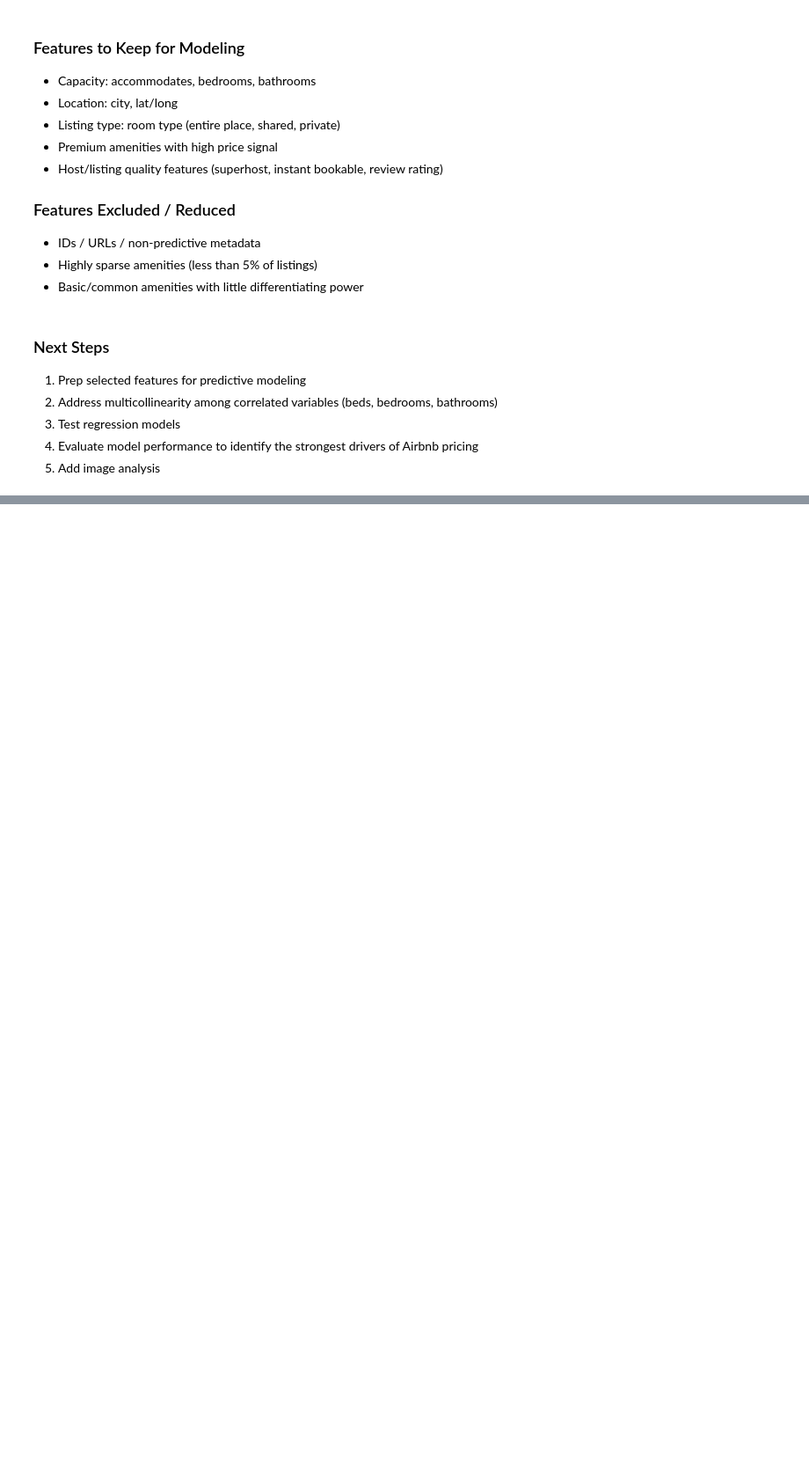
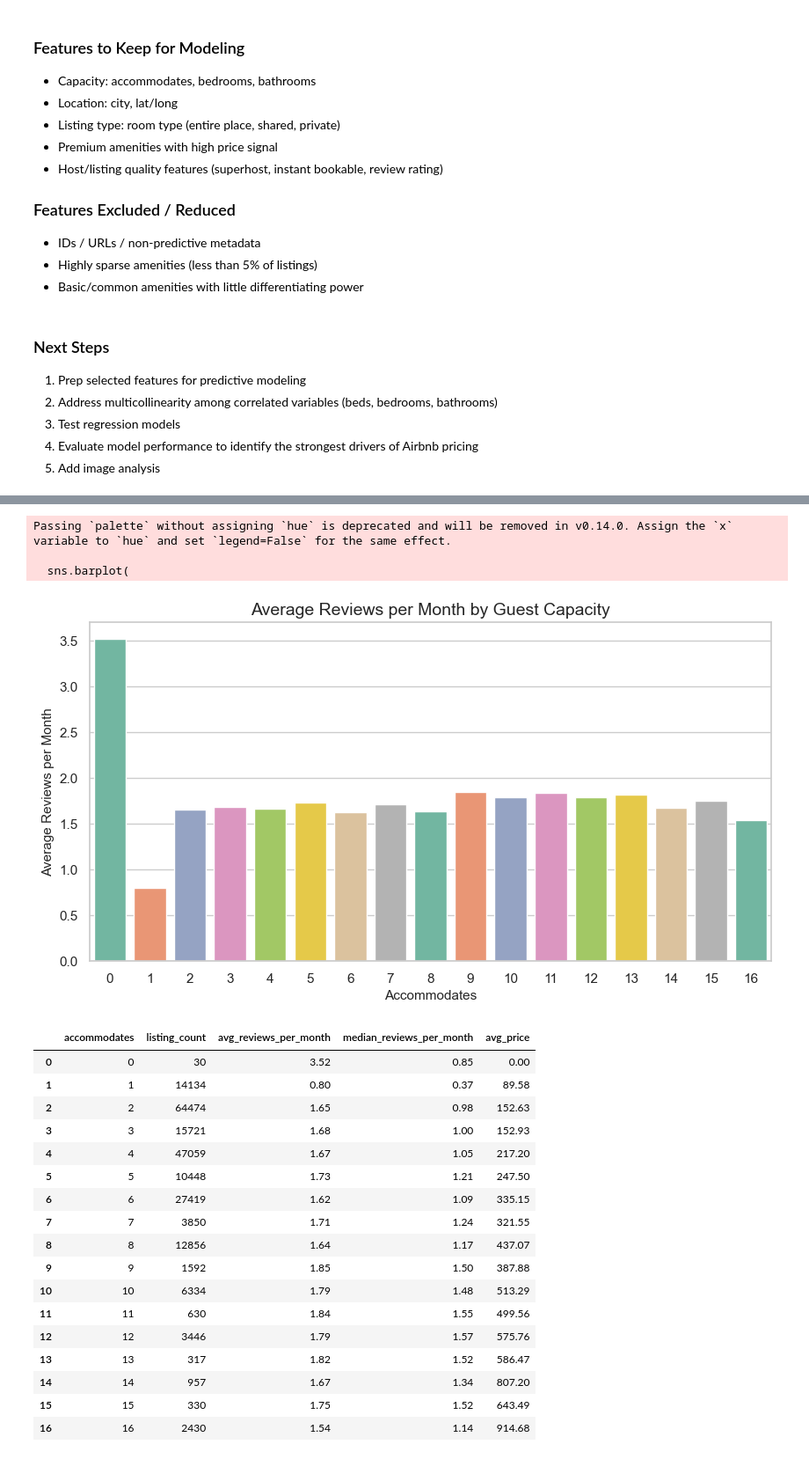
Before and after one commit to coco-martinez/capstone-2-airbnb-analysis, a Jupyter notebook: notebooks/02_eda.ipynb, the cells around one changed output, grey strips where cells are left out. Shown at 88% size. Drawn from its saved outputs; the diff is of its cells as text; code cells hidden in the pictures; blank space fills up the shorter version.

```diff
--- a/notebooks/02_eda.ipynb
+++ b/notebooks/02_eda.ipynb
@@ -1364,0 +1554,54 @@ Based on EDA, the most predictive variables for price and booking performance ar
+# %%
+# comparing demand by guest capacity
+capacity_demand = (
+    df
+    .groupby('accommodates')
+    .agg(
+        listing_count=('id', 'count'),
+        avg_reviews_per_month=('reviews_per_month', 'mean'),
+        median_reviews_per_month=('reviews_per_month', 'median'),
+        avg_price=('price', 'mean')
+    )
+    .reset_index()
+)
+
+capacity_demand = capacity_demand[capacity_demand['listing_count'] >= 30]
+
+plt.figure(figsize=(10, 5))
+
+sns.barplot(
+    data=capacity_demand,
+    x='accommodates',
+    y='avg_reviews_per_month',
+    palette='Set2'
+)
+
+plt.title('Average Reviews per Month by Guest Capacity')
+plt.xlabel('Accommodates')
+plt.ylabel('Average Reviews per Month')
+plt.show()
+
+capacity_demand.round(2)
+# %% [output]
+Passing `palette` without assigning `hue` is deprecated and will be removed in v0.14.0. Assign the `x` variable to `hue` and set `legend=False` for the same effect.
+
+  sns.barplot(
+[figure, added]
+|  | accommodates | listing_count | avg_reviews_per_month | median_reviews_per_month | avg_price |
+| 0 | 0 | 30 | 3.52 | 0.85 | 0.00 |
+| 1 | 1 | 14134 | 0.80 | 0.37 | 89.58 |
+| 2 | 2 | 64474 | 1.65 | 0.98 | 152.63 |
+| 3 | 3 | 15721 | 1.68 | 1.00 | 152.93 |
+| 4 | 4 | 47059 | 1.67 | 1.05 | 217.20 |
+| 5 | 5 | 10448 | 1.73 | 1.21 | 247.50 |
+| 6 | 6 | 27419 | 1.62 | 1.09 | 335.15 |
+| 7 | 7 | 3850 | 1.71 | 1.24 | 321.55 |
+| 8 | 8 | 12856 | 1.64 | 1.17 | 437.07 |
+| 9 | 9 | 1592 | 1.85 | 1.50 | 387.88 |
+| 10 | 10 | 6334 | 1.79 | 1.48 | 513.29 |
+| 11 | 11 | 630 | 1.84 | 1.55 | 499.56 |
+| 12 | 12 | 3446 | 1.79 | 1.57 | 575.76 |
+| 13 | 13 | 317 | 1.82 | 1.52 | 586.47 |
+| 14 | 14 | 957 | 1.67 | 1.34 | 807.20 |
+| 15 | 15 | 330 | 1.75 | 1.52 | 643.49 |
+| 16 | 16 | 2430 | 1.54 | 1.14 | 914.68 |
```
Also changed, not shown: parts of 18 cells of this notebook, 11 other files.
